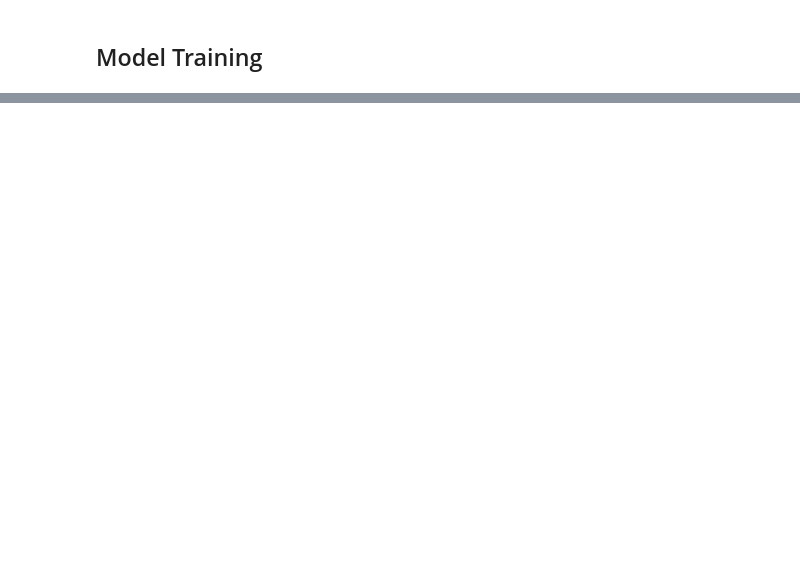
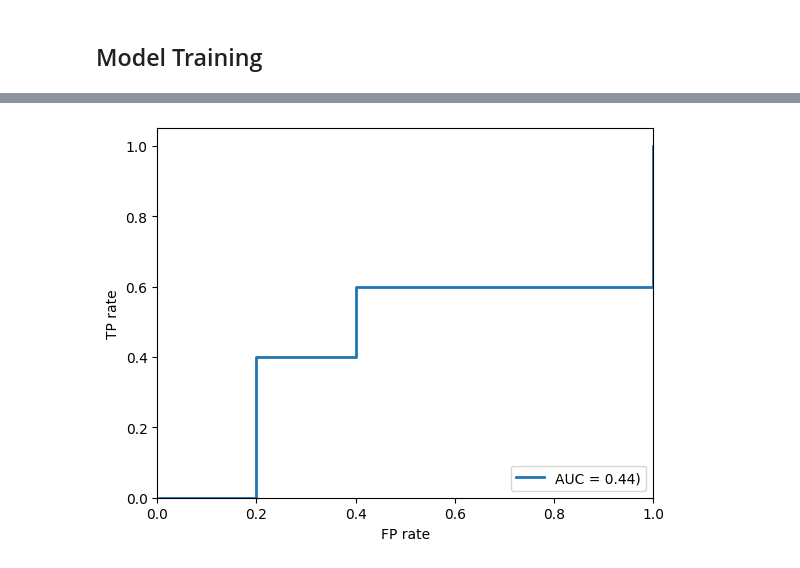
Before and after one commit to Tianze-Chen819/deeplearning-of-polya, a Jupyter notebook: model.ipynb, the cells around one changed output, grey strips where cells are left out. Saved outputs shown, nothing was run; the diff lists cells and outputs as text; code cells hidden in the pictures; blank space fills up the shorter version.

Commit message:
update with similar model

```diff
--- a/model.ipynb
+++ b/model.ipynb
@@ -76,0 +101,13 @@ NameError: name 'X_test' is not defined
+# %%
+y_pred_prob = model.predict(X_train)
+fpr, tpr, thresholds = roc_curve(y_train, y_pred_prob)
+roc_auc = auc(fpr, tpr)
+plt.figure()
+plt.plot(fpr, tpr, lw=2, label=f'AUC = {roc_auc})')
+plt.xlim([0.0, 1.0])
+plt.ylim([0.0, 1.05])
+plt.xlabel('FP rate')
+plt.ylabel('TP rate')
+plt.legend(loc="lower right")
+plt.show()
+# %% [output]
@@ -76,0 +115 @@ NameError: name 'X_test' is not defined
+[figure, added]
```
Also changed, not shown: parts of 8 cells of this notebook, 11 other files.
